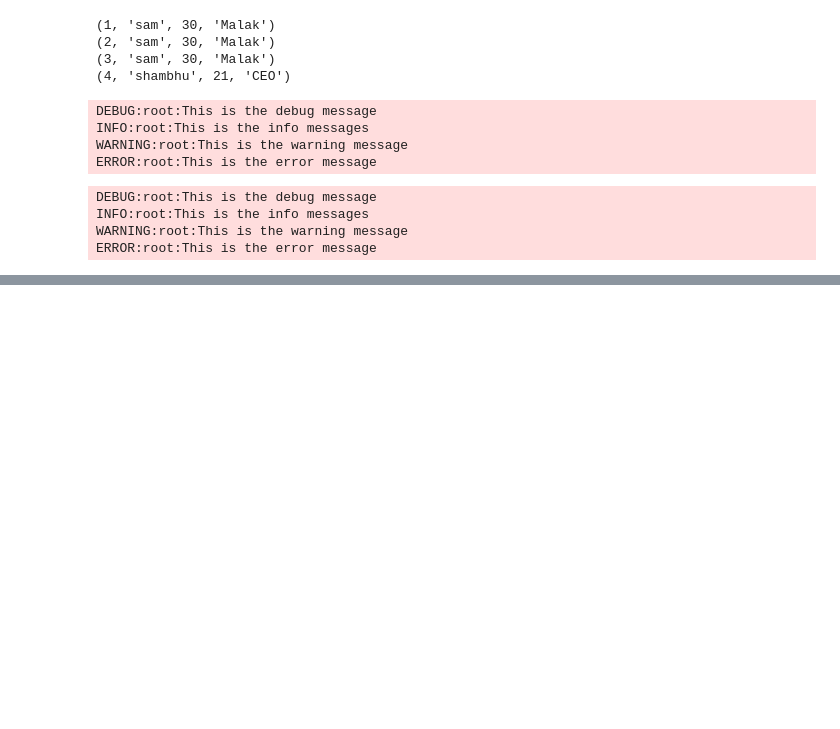
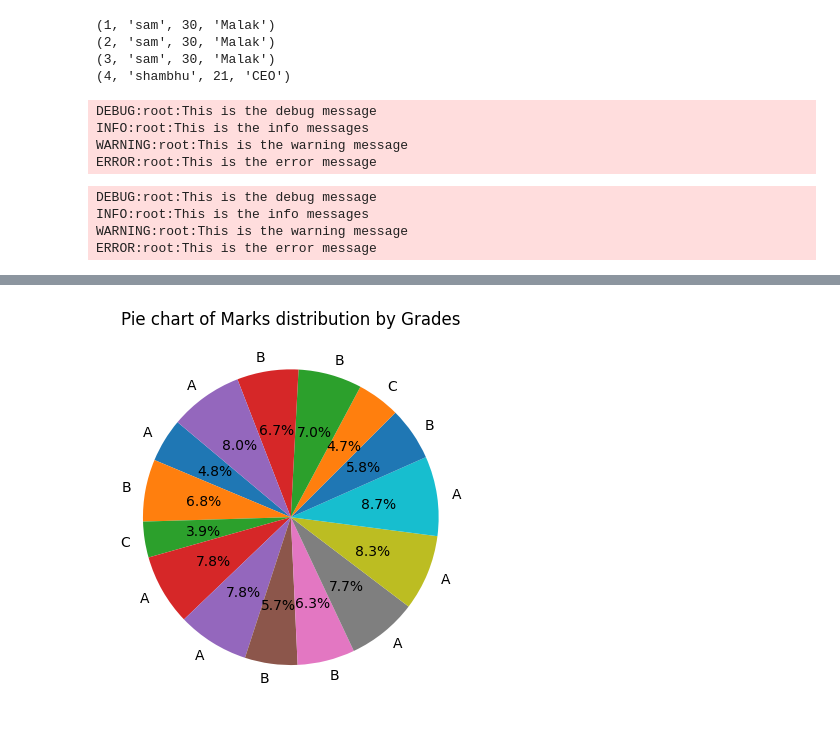
Before and after one commit to Shambhuraje1919/Machine_Learning_Paractice, a Jupyter notebook: package/python_Basics.ipynb, the cells around one changed output, grey strips where cells are left out. Drawn from its saved outputs; the diff is of its cells as text; code cells hidden in the pictures; blank space fills up the shorter version.

```diff
--- a/package/python_Basics.ipynb
+++ b/package/python_Basics.ipynb
@@ -666,0 +713,6 @@ ERROR:root:This is the error message
+# %%
+plt.pie(Marks, labels = grades, autopct = '%1.1f%%', startangle = 140)
+plt.title("Pie chart of Marks distribution by Grades")
+plt.show()
+# %% [output]
+[figure, added]
```
Also changed, not shown: parts of 6 cells of this notebook.
